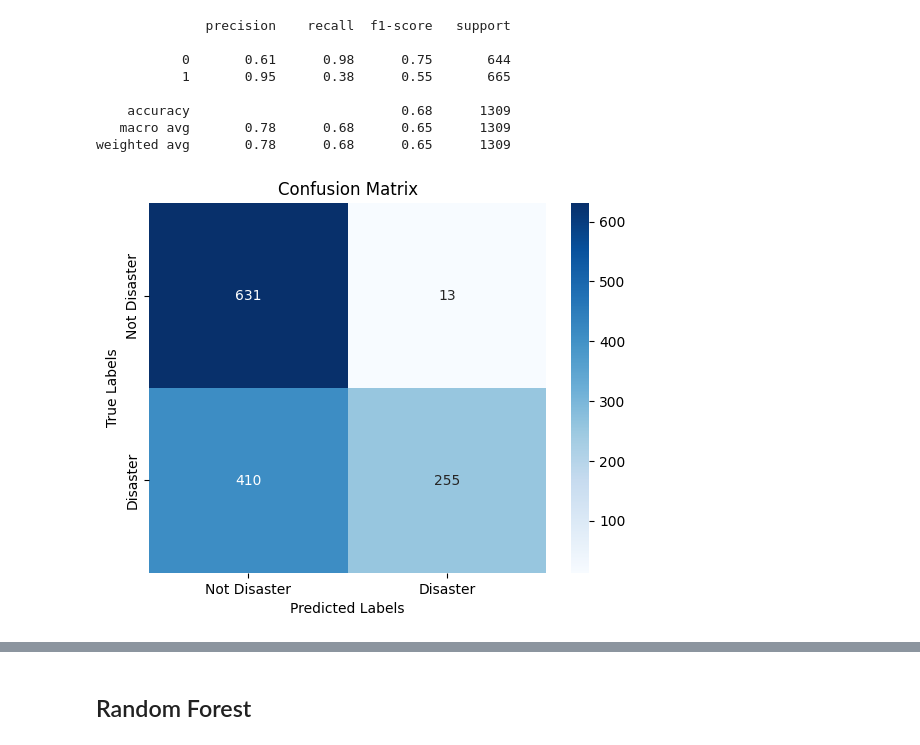
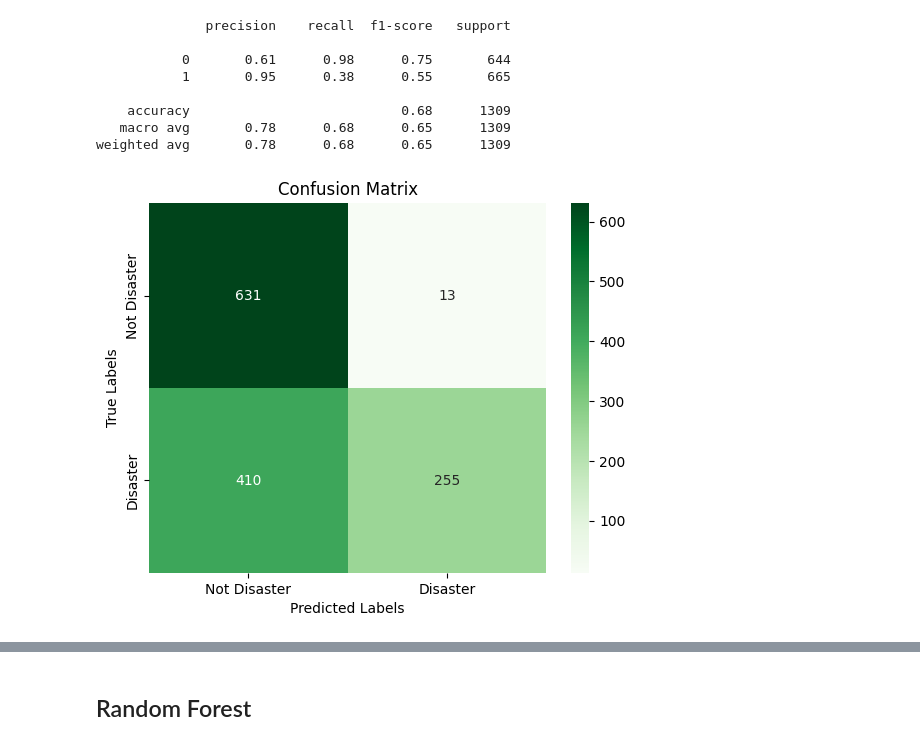
Before and after one commit to sukanyanag/Tweet-Classification-for-Disaster-Detection, a Jupyter notebook: TweetClassificationforDisasterDetection.ipynb, the cells around one changed output, grey strips where cells are left out. Drawn from its saved outputs; the diff is of its cells as text; code cells hidden in the pictures.

```diff
--- a/TweetClassificationforDisasterDetection.ipynb
+++ b/TweetClassificationforDisasterDetection.ipynb
@@ -361,0 +318,3 @@ avg f1:  0.7611779551279158
+# %%
+Crossvalidation = StratchModels.CustomCrossValidator(StratchModels.MultinomialNaiveBayes(), 3)
+Crossvalidation.fit_and_evaluate(X_train, y_train)
@@ -395,13 +353,13 @@ weighted avg       0.78      0.68      0.65      1309
 # %%
 # Confusion Matrix
 conf_matrix = confusion_matrix(y_val, lr_ypred_val)
 # Visualize the confusion matrix
-sns.heatmap(conf_matrix, annot=True, fmt='d', cmap='Blues',
+sns.heatmap(conf_matrix, annot=True, fmt='d', cmap='Greens',
             xticklabels=['Not Disaster', 'Disaster'],
             yticklabels=['Not Disaster', 'Disaster'])
 plt.xlabel('Predicted Labels')
 plt.ylabel('True Labels')
 plt.title('Confusion Matrix')
 plt.show()
 # %% [output]
-[figure, old version]
+[figure, new version]
```
Also changed, not shown: parts of 28 cells of this notebook, 3 other files.
